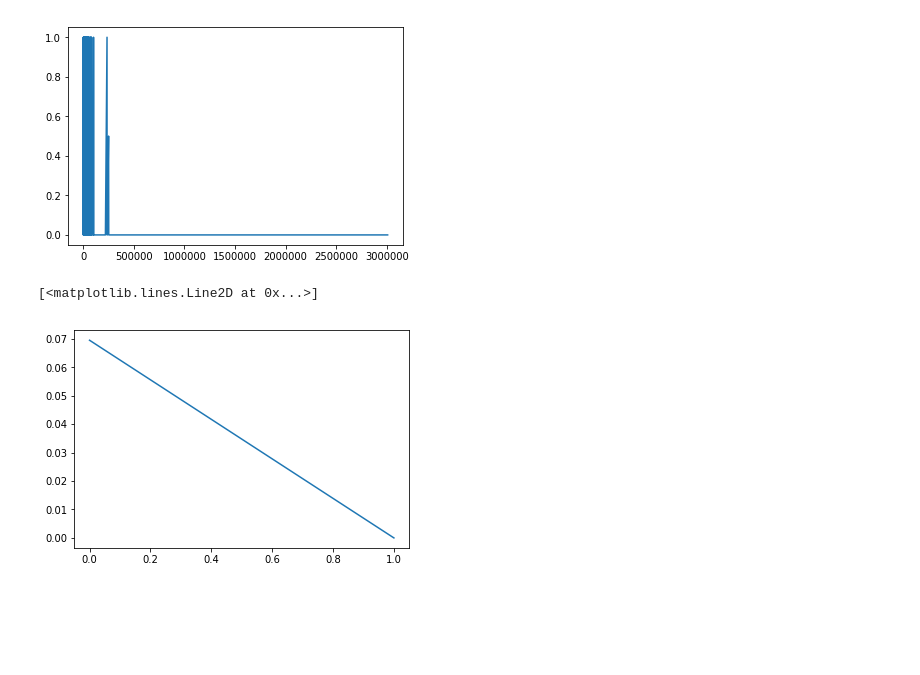
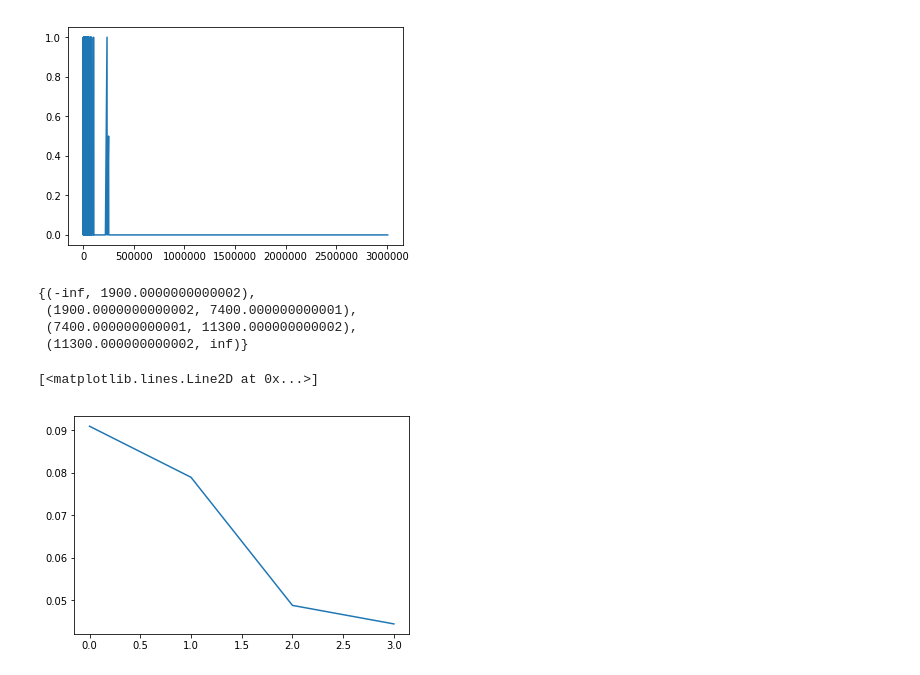
Before and after one commit to aalepere/give_me_some_credit, a Jupyter notebook: notebooks/Analysis.ipynb, the cells around one changed output. Saved outputs shown, nothing was run; the diff lists cells and outputs as text; code cells hidden in the pictures; blank space fills up the shorter version.

Commit message:
Add mdlp discretization in analysis

```diff
--- a/notebooks/Analysis.ipynb
+++ b/notebooks/Analysis.ipynb
@@ -115,10 +133,19 @@ plt.plot(df_train_NoD['MonthlyIncome'],df_train_NoD['SeriousDlqin2yrs'])
 # %% [output]
 [<matplotlib.lines.Line2D at 0x...>]
 [figure]
+# %%
+mdlp = MDLP()
+X = mdlp.fit_transform(df_train_NoD['MonthlyIncome'].values.reshape(-1,1),df_train_NoD['SeriousDlqin2yrs'])
+set(mdlp.cat2intervals(X,0))
+# %% [output]
+{(-inf, 1900.0000000000002),
+ (1900.0000000000002, 7400.000000000001),
+ (7400.000000000001, 11300.000000000002),
+ (11300.000000000002, inf)}
 # %%
-df_train['MonthlyIncome_binned'] = pd.cut(df_train['MonthlyIncome'],bins=2,labels=False)
+df_train['MonthlyIncome_binned'] = pd.cut(df_train['MonthlyIncome'],bins=[0,1900,7400,11300,999999999999],labels=False)
 df_train_NoD = df_train.groupby(by=['MonthlyIncome_binned'],as_index=False)['SeriousDlqin2yrs'].agg('mean')
 plt.plot(df_train_NoD['MonthlyIncome_binned'],df_train_NoD['SeriousDlqin2yrs'])
 # %% [output]
 [<matplotlib.lines.Line2D at 0x...>]
-[figure, old version]
+[figure, new version]
```
Also changed, not shown: parts of 3 cells of this notebook.
